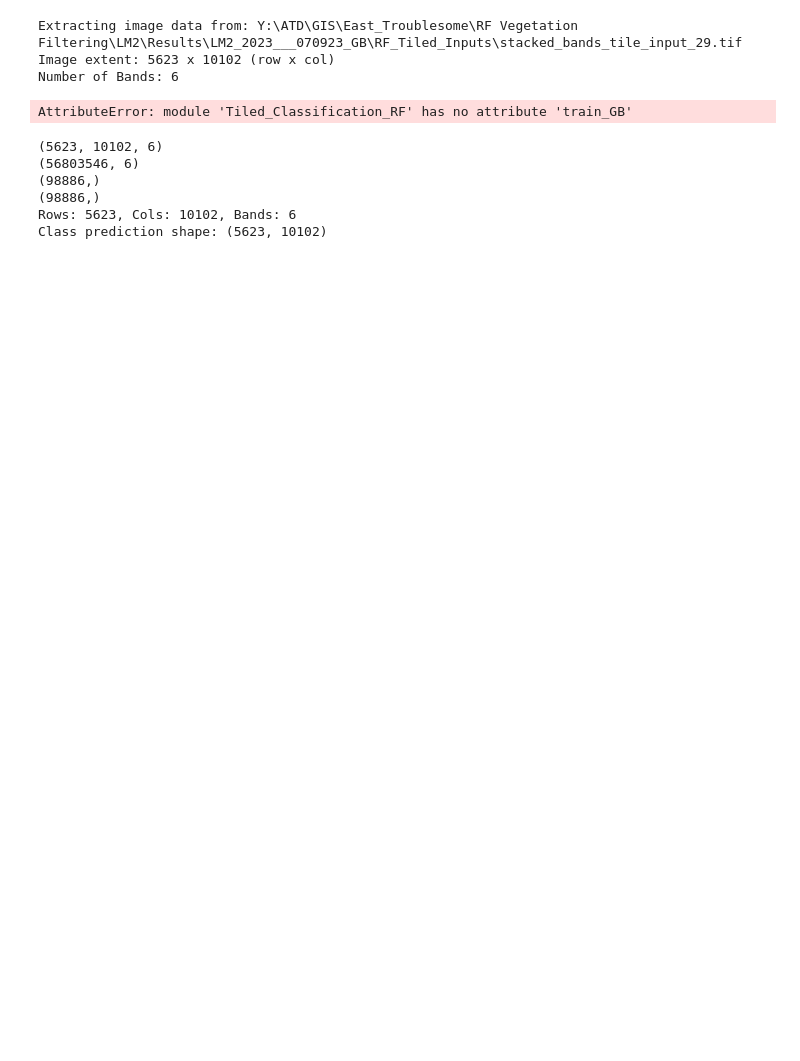
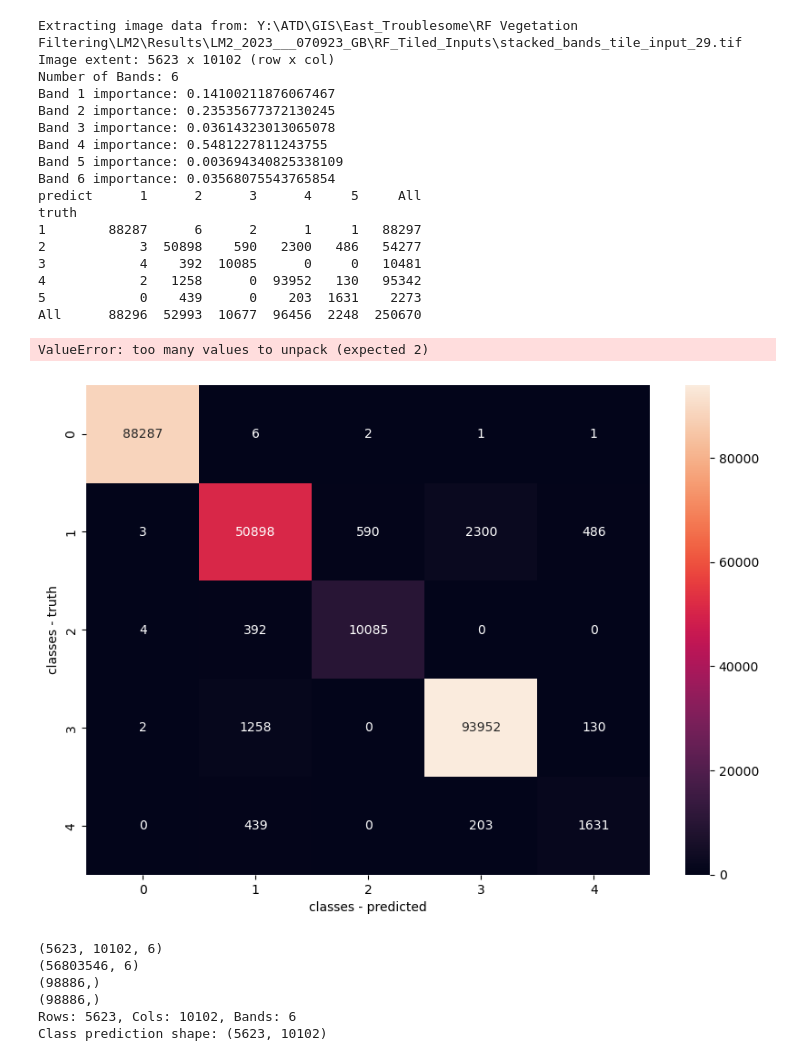
Before and after one commit to atdunwoody/SfM_BE_Classifier, a Jupyter notebook: RF_driver.ipynb, the cells around one changed output. Saved outputs shown, nothing was run; the diff lists cells and outputs as text; code cells hidden in the pictures; blank space fills up the shorter version.

```diff
--- a/RF_driver.ipynb
+++ b/RF_driver.ipynb
@@ -66,3 +20,39 @@ if not os.path.exists(classified_tile_folder) and process_training_only == False
+# %%
+#-------------------Required User Defined Inputs-------------------#
+params = InputParameters()
+
+DEM_path = params.DEM_path
+ortho_path = params.ortho_path
+output_folder = params.output_folder
+training_path = params.training_path
+validation_path = params.validation_path
+attribute = params.attribute
+validation_path_2 = params.validation_path_2
+grid_ids = params.grid_ids
+process_training_only = params.process_training_only
+est = params.est
+n_cores = params.n_cores
+gradient_boosting = params.gradient_boosting
+verbose = params.verbose
+stitch = params.stitch
+
+#--------------------Input Preparation-----------------------------#
+#Create output folder if it doesn't exist
+if not os.path.exists(output_folder):
+    os.makedirs(output_folder)
+
+#List of grid-clipped images to classify and associated id values
+in_dir = os.path.join(output_folder, 'RF_Tiled_Inputs')
+#output folder for list of img_path_list grid-clipped classified images
+
+# directory, where the classification image should be saved:
+output_folder = os.path.join(output_folder, 'RF_Results')
+if not os.path.exists(output_folder):
+    os.makedirs(output_folder)
+classification_image = os.path.join(output_folder, 'Classified_Training_Image.tif')
+classified_tile_folder = os.path.join(output_folder, 'Classified_Tiles')
+if not os.path.exists(classified_tile_folder) and process_training_only == False:
+    os.makedirs(os.path.join(classified_tile_folder))
 # %%
 #==================== Preprocessing ====================#
     #Create grid cells to process large rasters in chunks.
@@ -86,30 +76,48 @@ RuntimeError:
 # %%
 
 #===========================Main Classification Loop===========================#
 train_tile_path = os.path.join(in_dir, f'stacked_bands_tile_input_{train_val_grid_id}.tif') # grid-clipped-image containing the training data
 results_txt = os.path.join(output_folder, 'Results_Summary.txt') # directory, where the all meta results will be saved
 TCRF.print_header(results_txt, DEM_path, ortho_path, train_tile_path, training_path, validation_path, img_path_list, attribute) # print the header for the results text file
 train_tile, train_tile_3Darray = TCRF.extract_image_data(train_tile_path, results_txt, est, log=True) # extract the training tile image data
 # Extract training data from shapefile
 X_train, y_train, labels, roi = TCRF.extract_shapefile_data(training_path, train_tile, train_tile_3Darray, results_txt, attribute, "TRAINING")
 
-#rf, rf2 = TCRF.train_RF(X_train, y_train, train_tile, results_txt, est, n_cores, verbose) # train the random forest classifier
-rf, rf2 = TCRF.train_GB(X_train, y_train, train_tile, results_txt, est, n_cores, verbose) # train the gradient boosting classifier
+if gradient_boosting:
+    rf, rf2 = TCRF.train_GB(X_train, y_train, train_tile, results_txt, est, n_cores, verbose) # train the gradient boosting classifier
+else:
+    rf, rf2 = TCRF.train_RF(X_train, y_train, train_tile, results_txt, est, n_cores, verbose) # train the random forest classifier
+
 
 train_tile_2Darray = TCRF.flatten_raster_bands(train_tile_3Darray) # Convert NaNs to 0.0
 class_prediction = TCRF.predict_classification(rf, train_tile_2Darray, train_tile_3Darray) # predict the classification for each pixel using the trained model
 masked_prediction = TCRF.reshape_and_mask_prediction(class_prediction, train_tile_3Darray) # mask the prediction to only include bare earth and vegetation
 TCRF.save_classification_image(classification_image, train_tile, train_tile_3Darray, masked_prediction) # save the masked classification image
 # Extract validation data from shapefile
 X_v, y_v, labels_v, roi_v = TCRF.extract_shapefile_data(validation_path, train_tile, class_prediction, results_txt, attribute, "VALIDATION")
 TCRF.model_evaluation(X_v, y_v, labels_v, roi_v, class_prediction, results_txt) # evaluate the model using the validation data
 
 del train_tile # close the image dataset
 # %% [output]
 Extracting image data from: Y:\ATD\GIS\East_Troublesome\RF Vegetation Filtering\LM2\Results\LM2_2023___070923_GB\RF_Tiled_Inputs\stacked_bands_tile_input_29.tif
 Image extent: 5623 x 10102 (row x col)
 Number of Bands: 6
+Band 1 importance: 0.14100211876067467
+Band 2 importance: 0.23535677372130245
+Band 3 importance: 0.03614323013065078
+Band 4 importance: 0.5481227811243755
+Band 5 importance: 0.003694340825338109
+Band 6 importance: 0.03568075543765854
+predict      1      2      3      4     5     All
+truth
+1        88287      6      2      1     1   88297
+2            3  50898    590   2300   486   54277
+3            4    392  10085      0     0   10481
+4            2   1258      0  93952   130   95342
+5            0    439      0    203  1631    2273
+All      88296  52993  10677  96456  2248  250670
-AttributeError: module 'Tiled_Classification_RF' has no attribute 'train_GB'
+ValueError: too many values to unpack (expected 2)
+[figure, added]
 # %%
 print(train_tile_3Darray.shape)
 print(train_tile_2Darray.shape)
```
Also changed, not shown: parts of 3 cells of this notebook, 3 other files.
